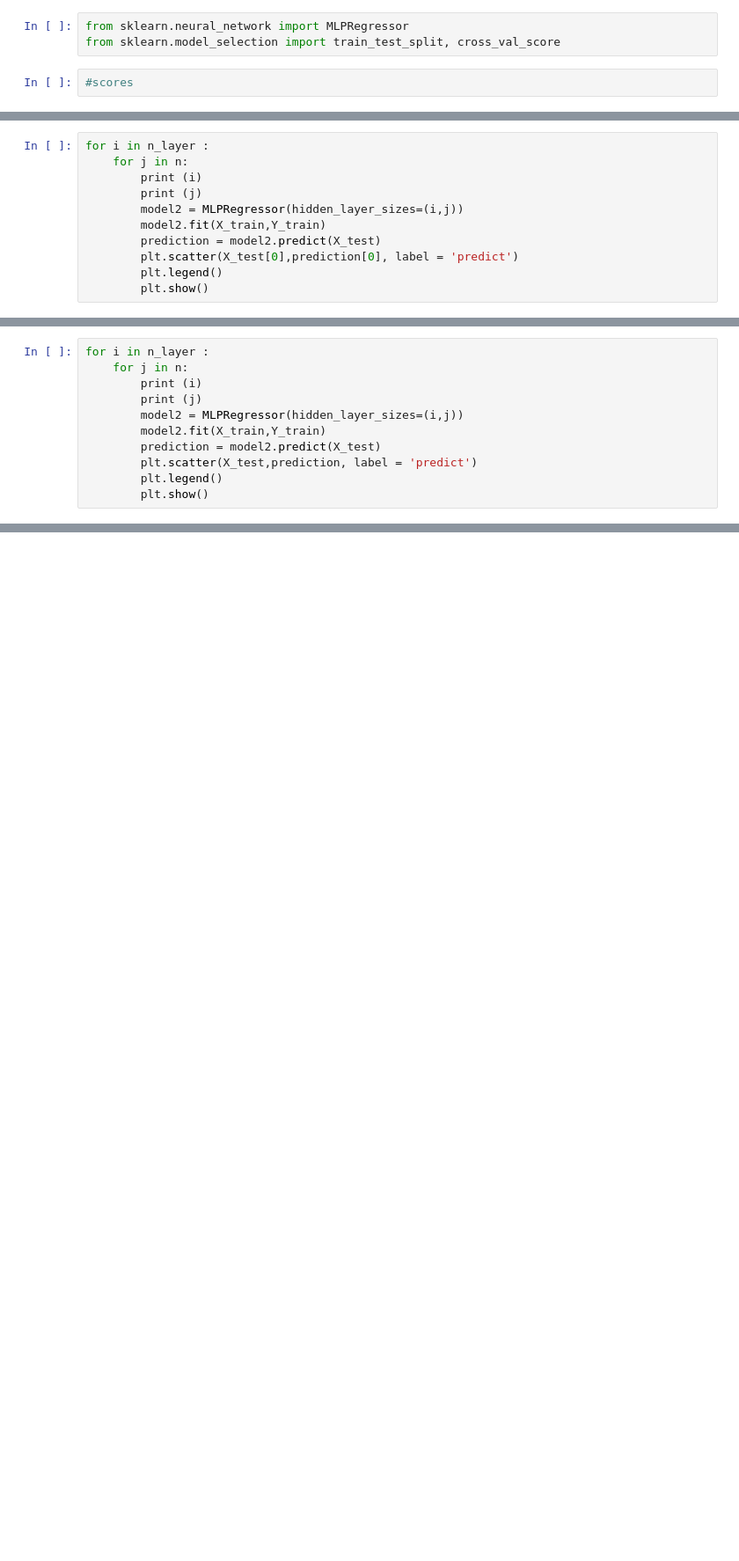
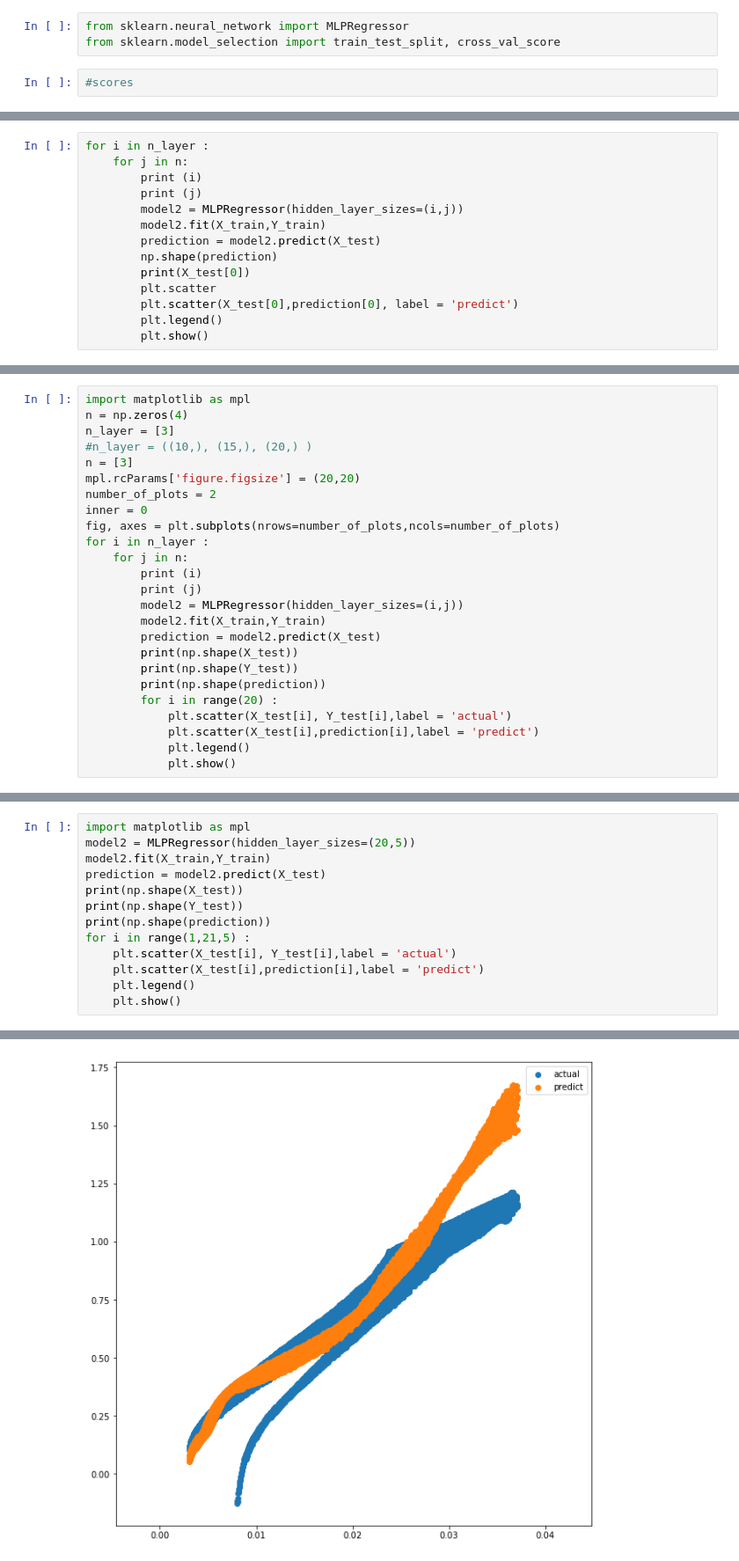
Before and after one commit to buralin/Data_Science_NL_Potential, a Jupyter notebook: Big_Analysis2 _rupali_changes.ipynb, the cells around one changed output, grey strips where cells are left out. Shown at 88% size. Drawn from its saved outputs; the diff is of its cells as text; blank space fills up the shorter version.

```diff
--- a/Big_Analysis2 _rupali_changes.ipynb
+++ b/Big_Analysis2 _rupali_changes.ipynb
@@ -166,6 +135,9 @@ for i in n_layer :
         model2 = MLPRegressor(hidden_layer_sizes=(i,j))
         model2.fit(X_train,Y_train)
         prediction = model2.predict(X_test)
+        np.shape(prediction)
+        print(X_test[0])
+        plt.scatter
         plt.scatter(X_test[0],prediction[0], label = 'predict')
         plt.legend()
         plt.show()
@@ -185,4 +144,13 @@ for i in n_layer :
 # %%
+import matplotlib as mpl
+n = np.zeros(4)
+n_layer = [3]
+#n_layer = ((10,), (15,), (20,) )
+n = [3]
+mpl.rcParams['figure.figsize'] = (20,20)
+number_of_plots = 2
+inner = 0
+fig, axes = plt.subplots(nrows=number_of_plots,ncols=number_of_plots)
 for i in n_layer :
     for j in n:
         print (i)
@@ -190,6 +158,11 @@ for i in n_layer :
         model2 = MLPRegressor(hidden_layer_sizes=(i,j))
         model2.fit(X_train,Y_train)
         prediction = model2.predict(X_test)
-        plt.scatter(X_test,prediction, label = 'predict')
-        plt.legend()
-        plt.show()
+        print(np.shape(X_test))
+        print(np.shape(Y_test))
+        print(np.shape(prediction))
+        for i in range(20) :
+            plt.scatter(X_test[i], Y_test[i],label = 'actual')
+            plt.scatter(X_test[i],prediction[i],label = 'predict')
+            plt.legend()
+            plt.show()
@@ -212,0 +169,14 @@ np.shape(prediction)
+# %%
+import matplotlib as mpl
+model2 = MLPRegressor(hidden_layer_sizes=(20,5))
+model2.fit(X_train,Y_train)
+prediction = model2.predict(X_test)
+print(np.shape(X_test))
+print(np.shape(Y_test))
+print(np.shape(prediction))
+for i in range(1,21,5) :
+    plt.scatter(X_test[i], Y_test[i],label = 'actual')
+    plt.scatter(X_test[i],prediction[i],label = 'predict')
+    plt.legend()
+    plt.show()
+# %% [output]
@@ -212,0 +186 @@ np.shape(prediction)
+[figure, added]
```
Also changed, not shown: parts of 11 cells of this notebook.
